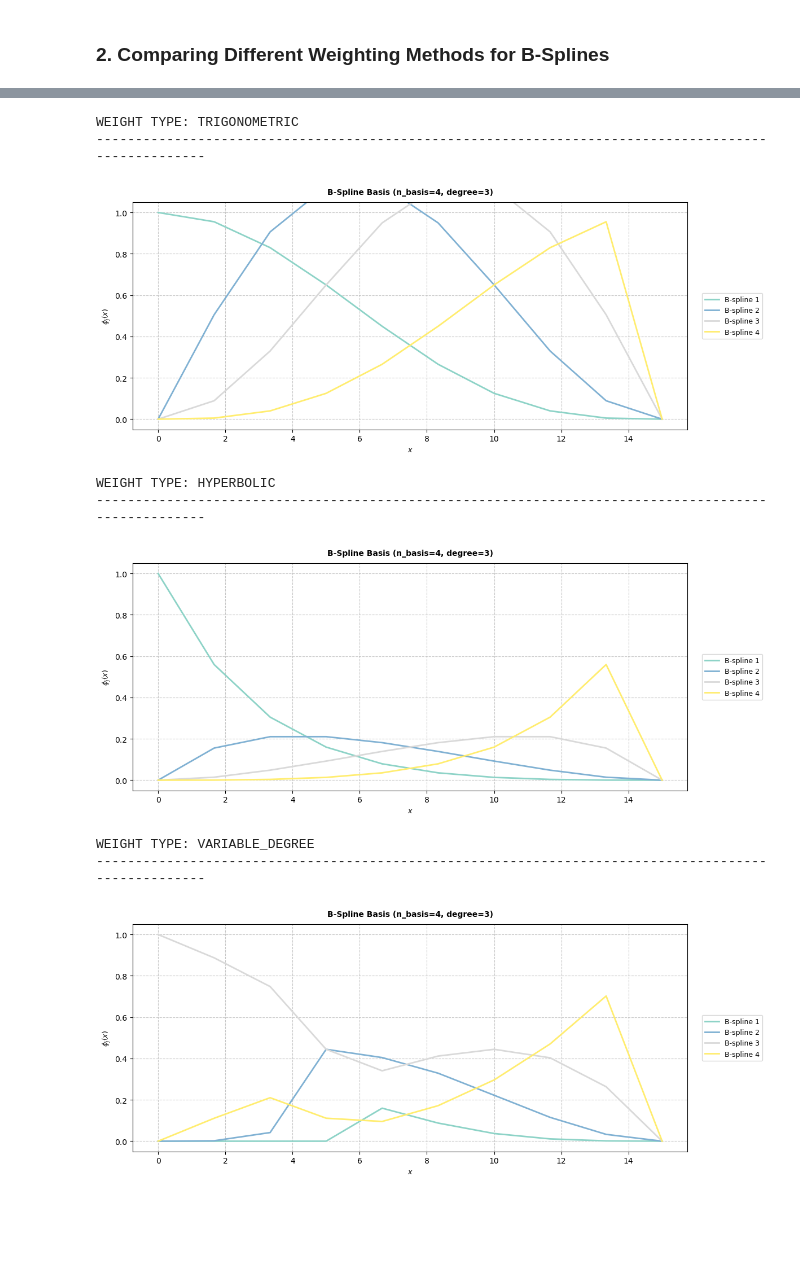
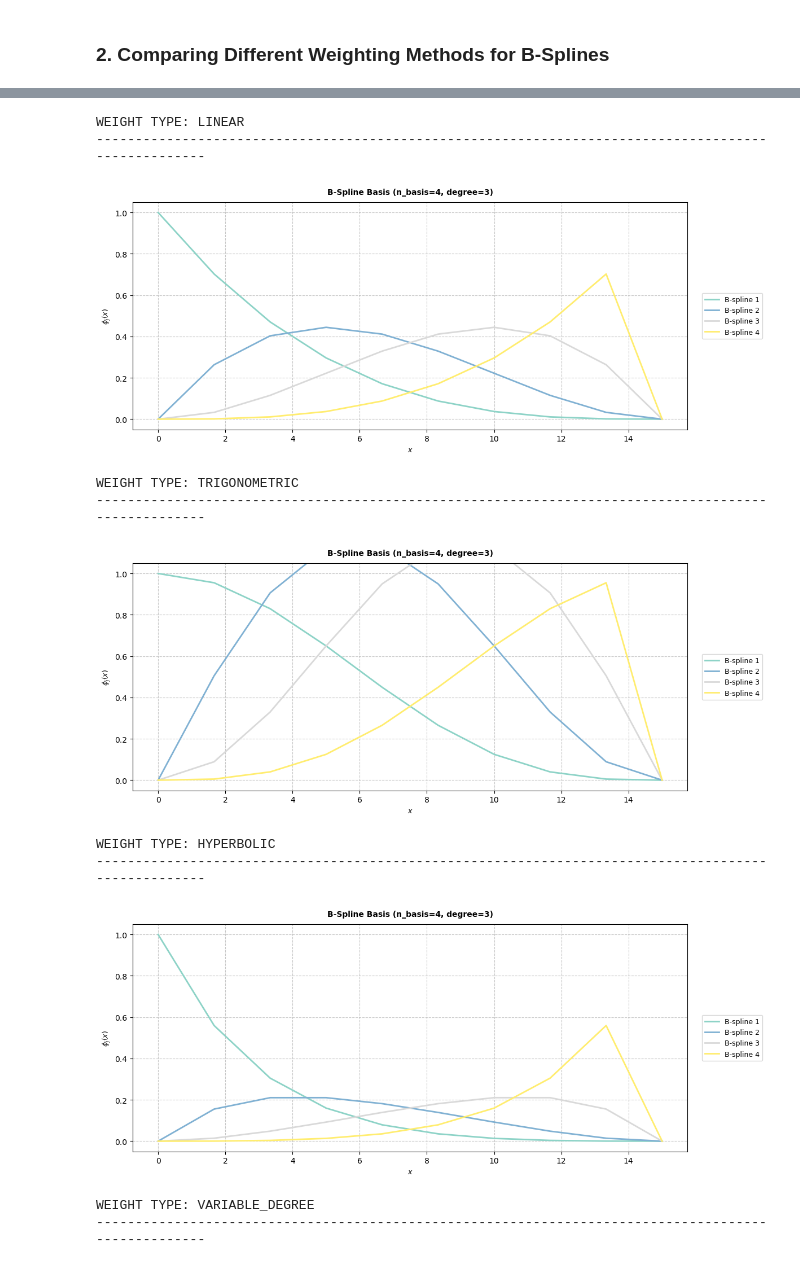
Before and after one commit to tcphan/funktional, a Jupyter notebook: notebooks/b_splines.ipynb, the cells around one changed output, grey strips where cells are left out. Drawn from its saved outputs; the diff is of its cells as text; code cells hidden in the pictures; blank space fills up the shorter version.

Commit message:
Added an Jupyter notebook example for NURBS

```diff
--- a/notebooks/b_splines.ipynb
+++ b/notebooks/b_splines.ipynb
@@ -136,7 +98,7 @@ basis.plot_b_spline(x_array)
 domain = (0, 15)
 n_basis = 4
 degree = 3
-weight_type_list = ["trigonometric", "hyperbolic", "variable_degree"]
+weight_type_list = ["linear", "trigonometric", "hyperbolic", "variable_degree", "nurbs"]
 
 # 2. Create evaluation points
 x_array = np.linspace(domain[0], domain[1], 10)
@@ -159,25 +121,28 @@ def smooth_sigmoid_degree_func(x: np.ndarray) -> np.ndarray:
     p_x = p_min + sigmoid * (p_max - p_min)
     return p_x
 
+# 4. Create NURBS weight to apply
+nurbs_weights = np.array([5.4, -4.5, 1.5, 1.2])
+
 for weight_type in weight_type_list:
 
     print(f"\nWEIGHT TYPE: {weight_type.upper()}")
     print("-"*100)
 
-    # 4. Initialize the basis class
+    # 5. Initialize the basis class
     if weight_type == "variable_degree":
         p_func=smooth_sigmoid_degree_func
     else:
         p_func=None
-    basis = BSplineBasis(domain_range=domain, n_basis=n_basis, degree=degree, weight_type=weight_type, p_func=p_func)
+    basis = BSplineBasis(domain_range=domain, n_basis=n_basis, degree=degree, weight_type=weight_type, p_func=p_func, nurbs_weights=nurbs_weights)
 
-    # 5. Evaluate all basis functions
+    # 6. Evaluate all basis functions
     basis_matrix = basis.evaluate(x_array)
     print("\nEvaluated basis values:")
     print("*"*50)
     print(f"{basis_matrix}")
 
-    # 6. Calculate derivatives
+    # 7. Calculate derivatives
     derivatives_order1 = basis.evaluate_derivative(eval_points=x_array, order=1)
     print("\nOrder 1 Derivatives:")
     print("*"*50)
@@ -203,26 +168,28 @@ Evaluated basis values:
 # %%
 
 for weight_type in weight_type_list:
 
     print(f"\nWEIGHT TYPE: {weight_type.upper()}")
     print("-"*100)
 
     # 4. Initialize the basis class
     if weight_type == "variable_degree":
         p_func=smooth_sigmoid_degree_func
     else:
         p_func=None
-    basis = BSplineBasis(domain_range=domain, n_basis=n_basis, degree=degree, weight_type=weight_type, p_func=p_func)
+    basis = BSplineBasis(domain_range=domain, n_basis=n_basis, degree=degree, weight_type=weight_type, p_func=p_func, nurbs_weights=nurbs_weights)
 
     # 5. Create a plot of the B-splines
     basis.plot_b_spline(x_array)
 # %% [output]
-WEIGHT TYPE: TRIGONOMETRIC
+WEIGHT TYPE: LINEAR
 ----------------------------------------------------------------------------------------------------
-[figure, old version]
+[figure, new version]
-WEIGHT TYPE: HYPERBOLIC
+WEIGHT TYPE: TRIGONOMETRIC
 ----------------------------------------------------------------------------------------------------
-[figure, old version]
+[figure, new version]
-WEIGHT TYPE: VARIABLE_DEGREE
+WEIGHT TYPE: HYPERBOLIC
 ----------------------------------------------------------------------------------------------------
-[figure, old version]
+[figure, new version]
+WEIGHT TYPE: VARIABLE_DEGREE
+----------------------------------------------------------------------------------------------------
```
Also changed, not shown: parts of 7 cells of this notebook.
